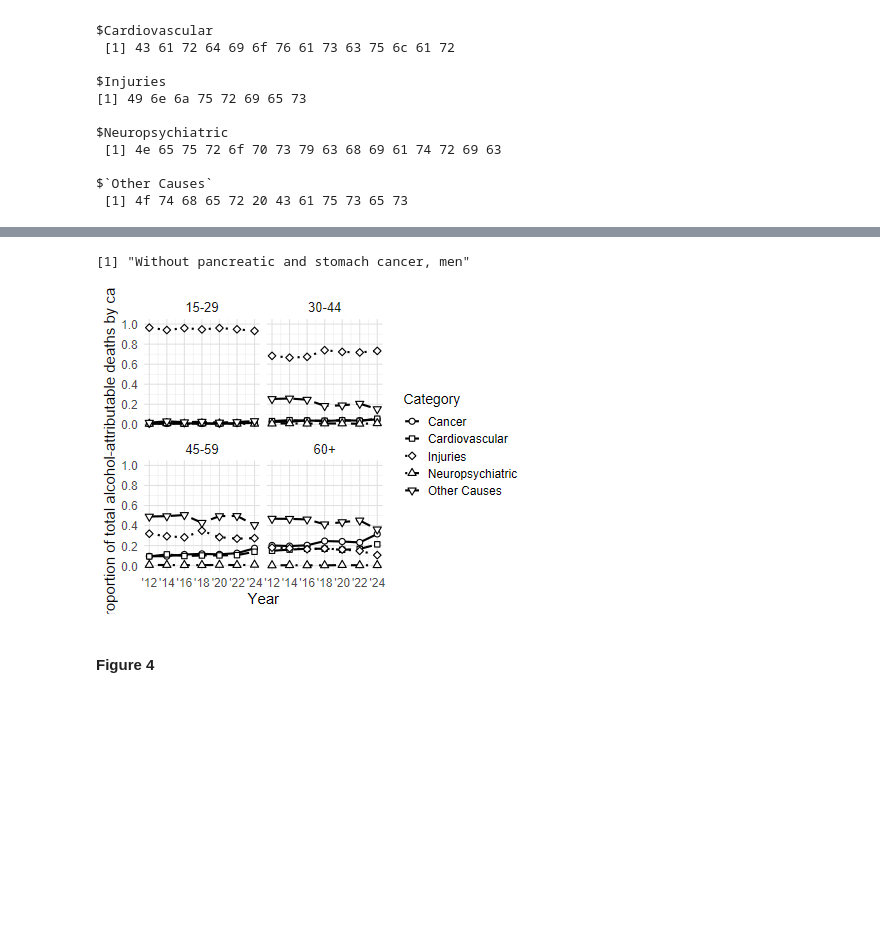
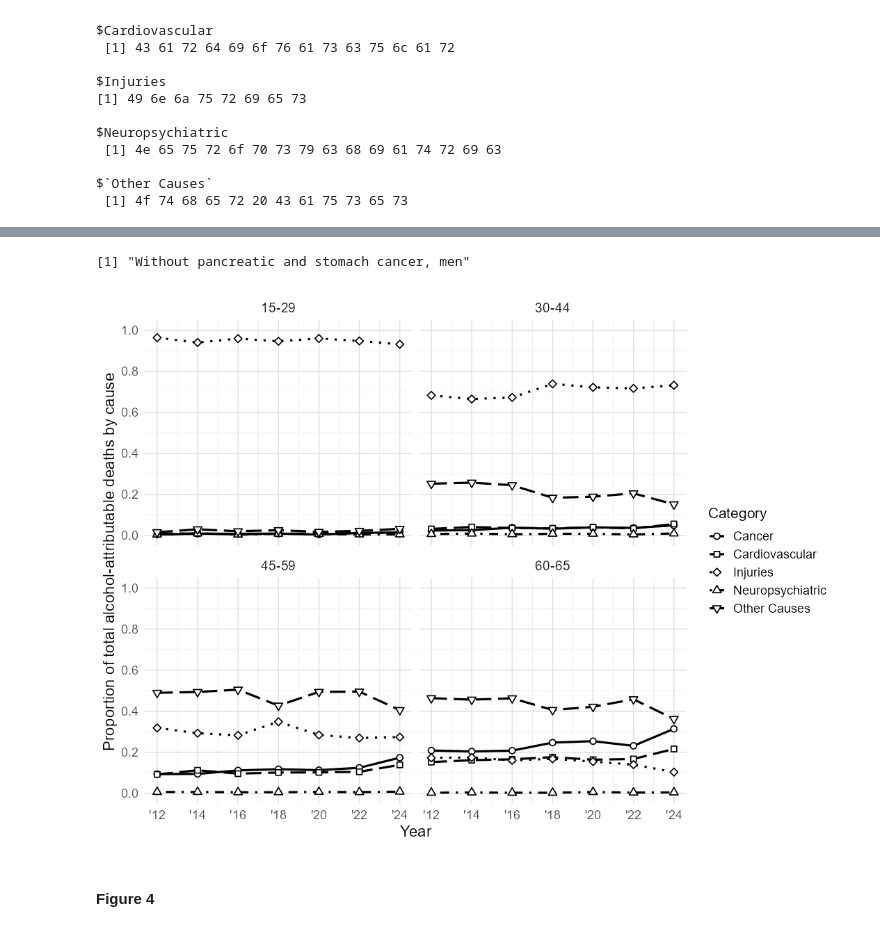
Before and after one commit to ACC1240138/expandPIF, a Jupyter notebook: __andres_control/expand_pif.ipynb, the cells around one changed output, grey strips where cells are left out. Saved outputs shown, nothing was run; the diff lists cells and outputs as text; code cells hidden in the pictures; blank space fills up the shorter version.

```diff
--- a/__andres_control/expand_pif.ipynb
+++ b/__andres_control/expand_pif.ipynb
@@ -434,11 +429,12 @@ file.path(
 
 # Code made by JRT, updated to expand for all causes
 # 2026-06-30= Restricted to <65 years old
+# 2026-07-10= Restricted to <=65 years old
 if(file.exists(path_deis_defunciones_90_23)) {
     mort21 <- rio::import(path_deis_defunciones_90_23) |>
       janitor::clean_names() |>
-      # 2026-07-02= Restricted to 15-64 years old, just like SENDA ENPG
-      dplyr::filter(age <65) |>
+      # 2026-07-02= Restricted to 15-65 years old, just like SENDA ENPG
+      dplyr::filter(age <=65) |>
       dplyr::filter(year >= 2012, age >= 15)#, diag2 != ""
   } else {
     stop("Not found: ", path_deis_defunciones_90_23)
@@ -446,6 +442,7 @@ if(file.exists(path_deis_defunciones_90_23)) {
 
 # JRT took it from DEFUNCIONES_FUENTE_DEIS_2024_2026_02062026, I took from 09062026
 # 2026-06-30= Restricted to <65 years old
+# 2026-07-10= Restricted to <=65 years old
 mort24 <- rio::import(file.path(
   gsub("__andres_control","",getwd()),
   "ACC1240138-Potentially-Avoidable-Injury-Mortality-in-Chile--bc6359e",
@@ -453,7 +450,7 @@ mort24 <- rio::import(file.path(
   "DEFUNCIONES_FUENTE_DEIS_2024_2026_09062026.parquet"
   )) |>
   janitor::clean_names() |>
-  dplyr::filter(edad_cant <65) |>
+  dplyr::filter(edad_cant <=65) |>
   transmute(year = a_o,
     gender = sexo_nombre,
     age = edad_cant,
@@ -2687,9 +2673,9 @@ for (cause in causes) {
       Cause        = cause,
       Year         = year,
       `Women 15-29` = w[1], `Women 30-44` = w[2],
-      `Women 45-59` = w[3], `Women 60+`   = w[4],
+      `Women 45-59` = w[3], `Women 60-65`   = w[4],
       `Men 15-29`   = m[1], `Men 30-44`   = m[2],
-      `Men 45-59`   = m[3], `Men 60+`     = m[4],
+      `Men 45-59`   = m[3], `Men 60-65`     = m[4],
       check.names = FALSE
     )
     idx <- idx + 1L
@@ -3348,8 +3331,9 @@ prep_pop_age <- function(dat) {
   dat |>
     dplyr::mutate(
       edad = as.numeric(ifelse(edad == "100+", 100, edad))) |>
-    # 2026-07-02 = Exclude population >=65
-    dplyr::filter(edad <65) |>
+    # (superseded 2026-07-10) formerly excluded age >=65 (i.e. <65)
+    # 2026-07-10 = Include age 65: group 4 = 60-65 (edad <=65), matching deaths and the ENPG 12-65 frame
+    dplyr::filter(edad <=65) |>
     dplyr::mutate(
       age_group = dplyr::case_when(
         edad < 15 ~ 0L,
@@ -3392,7 +3376,7 @@ std_who_world_all_age <- tibble::tribble(
   1L, (8.47 + 8.22 + 7.93) / 100,
   2L, (7.61 + 7.15 + 6.59) / 100,
   3L, (6.04 + 5.37 + 4.55) / 100,
-  4L, 3.72 / 100   # 2026-07-02: 60-64 only (pipeline now capped edad_cant<65, not 60+)
+  4L, 3.72 / 100   # 2026-07-10: WHO weight kept at the 60-64 value. Group 4 is now 60-65 (edad_cant<=65); WHO segi uses 5-yr bands with no single-year 65 weight, so this is a documented approximation. Chile-2018 std (active default) auto-includes age 65.
 )
 # STANDARD POPULATION
 # Choose ONE:
@@ -3540,7 +3524,7 @@ cancer_name_map <- c(
   "Pancreatic Cancer" = "Pancreatic Cancer",
   "Stomach Cancer" = "Stomach Cancer"
 )
-age_group_lbl <- c(`1` = "15-29", `2` = "30-44", `3` = "45-59", `4` = "60+")
+age_group_lbl <- c(`1` = "15-29", `2` = "30-44", `3` = "45-59", `4` = "60-65")
 sex_lbl <- c(Mujer = "Female", Hombre = "Male")
 
 pipeline_cancer <- purrr::imap_dfr(disease_filters[names(cancer_name_map)], function(filter_info, disease_name) {
@@ -4964,41 +4956,41 @@ mortality_results_cat_not_stomach_pancreas_cancer <- mortality_results %>%
   )) +
   facet_wrap(
     ~ age_group,
-    labeller = as_labeller(c("1" = "15-29", "2" = "30-44", "3" = "45-59", "4" = "60+"))
+    labeller = as_labeller(c("1" = "15-29", "2" = "30-44", "3" = "45-59", "4" = "60-65"))
   ) +
   labs(
     x = "Year",
     y = "Proportion of total alcohol-attributable deaths by cause",
     linetype = "Category",
     shape = "Category"
   ) +
   theme_minimal(base_size = 14) +
   theme(
     legend.position = "right",
     legend.title = element_text(size = 14),
     legend.text = element_text(size = 12),
     strip.text = element_text(size = 13),
     axis.title = element_text(size = 15),
     axis.text = element_text(size = 12),
     panel.grid.major = element_line(color = "grey88", linewidth = 0.5),
     panel.grid.minor = element_line(color = "grey93", linewidth = 0.3)
   )
 
 ggsave(
   filename = file.path(
   gsub("__andres_control","",getwd()),
   "__andres_control",
   "Figure 5_not_panc_stomach.png"
   ),
   width = 9,
   height = 7,
   units = "in",
   dpi = 300,
   bg = "white"
 )
 # %% [output]
 [1] "Without pancreatic and stomach cancer, men"
-[figure, old version]
+[figure, new version]
 # %% [markdown]
 #### Figure 4
 # %%
```
Also changed, not shown: parts of 48 cells of this notebook, 32 other files.
